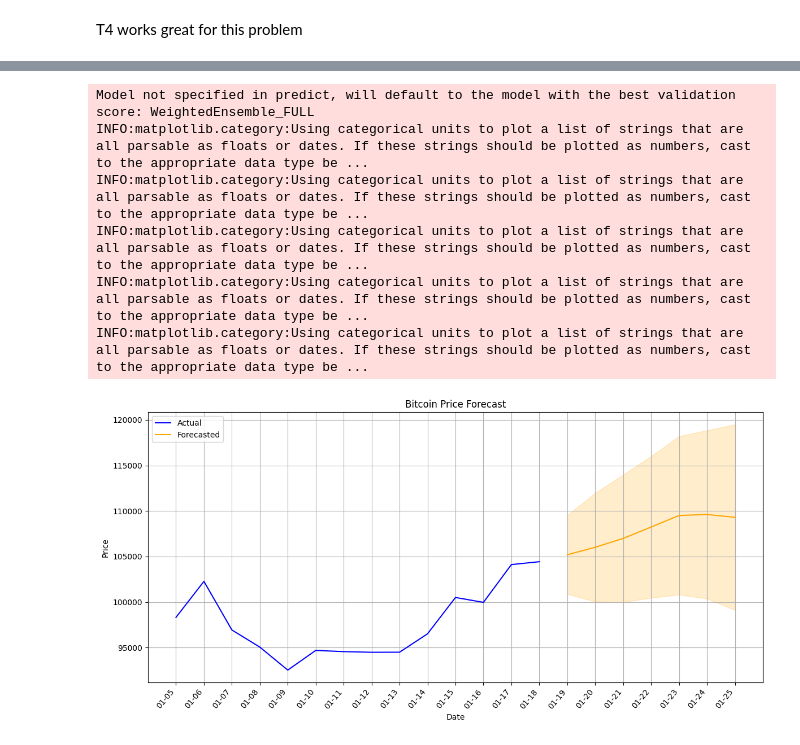
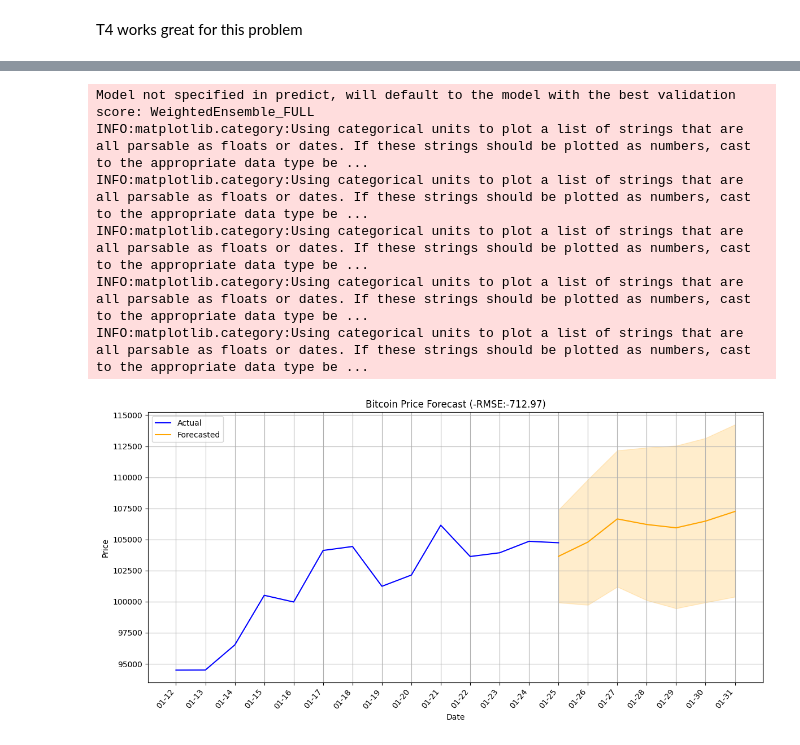
Before and after one commit to cibic89/btc_forecast, a Jupyter notebook: btc_forecast.ipynb, the cells around one changed output, grey strips where cells are left out. Cells and saved outputs as stored; diff of their text form; code cells hidden in the pictures.

Commit message:
updated graph with error measure, data refresh for a week.

```diff
--- a/btc_forecast.ipynb
+++ b/btc_forecast.ipynb
@@ -167,6 +167,7 @@ Rolling-window count: 158
 # Get today's date
 today = pd.to_datetime("today")
 max_date = df["date"].max()+pd.Timedelta(days=dtp)
+error_metric = "RMSE"
 max_train_dur = 86400
 
 # Check if the given date is older or equal to today's date
@@ -178,7 +179,7 @@ else:
     predictor = TimeSeriesPredictor(
         prediction_length=dtp,
         target="close",
-        eval_metric="RMSE",
+        eval_metric=error_metric,
         path=path_to_directory  # base_dir
     )
 
@@ -247,6 +247,8 @@ Updated best model to 'WeightedEnsemble_FULL' (Previously 'WeightedEnsemble'). A
 # %%
 # The test score is computed using the last dts of each time series in test_data
 leaderboard_df = predictor.leaderboard(train_data).sort_values(["score_val"], ascending=False)  # test_data
+error_val = leaderboard_df["score_val"].max()
+
 try:
     leaderboard_df.to_csv(result_dir+date_today+'_leaderboard.csv')
 except Exception as e:
@@ -325,32 +327,32 @@ plt.figure(figsize=(12, 6))  # Create a single figure
 
 # Plot actual and forecasted data together
 plt.plot(train_data_reset['timestamp'], train_data_reset['close'], label='Actual', color='blue')
 plt.plot(forecasts_reset['timestamp'], forecasts_reset['mean'], label='Forecasted', color='orange')
 plt.fill_between(forecasts_reset['timestamp'], forecasts_reset['0.1'], forecasts_reset['0.9'], color='orange', alpha=0.2)
 
-plt.title('Bitcoin Price Forecast')  # Add a clear title
+plt.title('Bitcoin Price Forecast (-'+error_metric+':'+str(round(error_val, 2))+')')  # Add a clear title
 plt.xlabel('Date')
 plt.ylabel('Price')
 plt.legend()
 plt.grid(True)
 
 # Rotate x-axis labels if needed
 plt.xticks(rotation=x_lbl_rot, ha='right')
 
 plt.tight_layout()
 
 try:
     plt.savefig(result_dir+date_today+'_forecasts.png')
 except Exception as e:
     print(e)
     pass
 
 plt.show()
 # %% [output]
 Model not specified in predict, will default to the model with the best validation score: WeightedEnsemble_FULL
 INFO:matplotlib.category:Using categorical units to plot a list of strings that are all parsable as floats or dates. If these strings should be plotted as numbers, cast to the appropriate data type be ...
 INFO:matplotlib.category:Using categorical units to plot a list of strings that are all parsable as floats or dates. If these strings should be plotted as numbers, cast to the appropriate data type be ...
 INFO:matplotlib.category:Using categorical units to plot a list of strings that are all parsable as floats or dates. If these strings should be plotted as numbers, cast to the appropriate data type be ...
 INFO:matplotlib.category:Using categorical units to plot a list of strings that are all parsable as floats or dates. If these strings should be plotted as numbers, cast to the appropriate data type be ...
 INFO:matplotlib.category:Using categorical units to plot a list of strings that are all parsable as floats or dates. If these strings should be plotted as numbers, cast to the appropriate data type be ...
-[figure, old version]
+[figure, new version]
```
Also changed, not shown: parts of 7 cells of this notebook.
